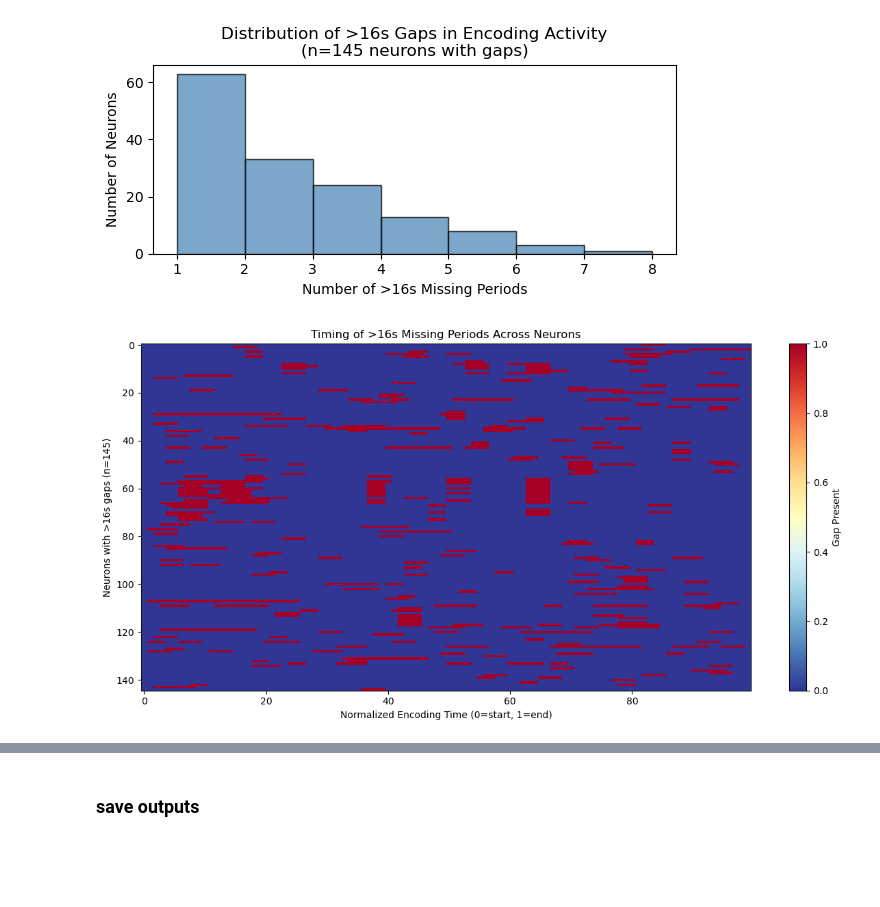
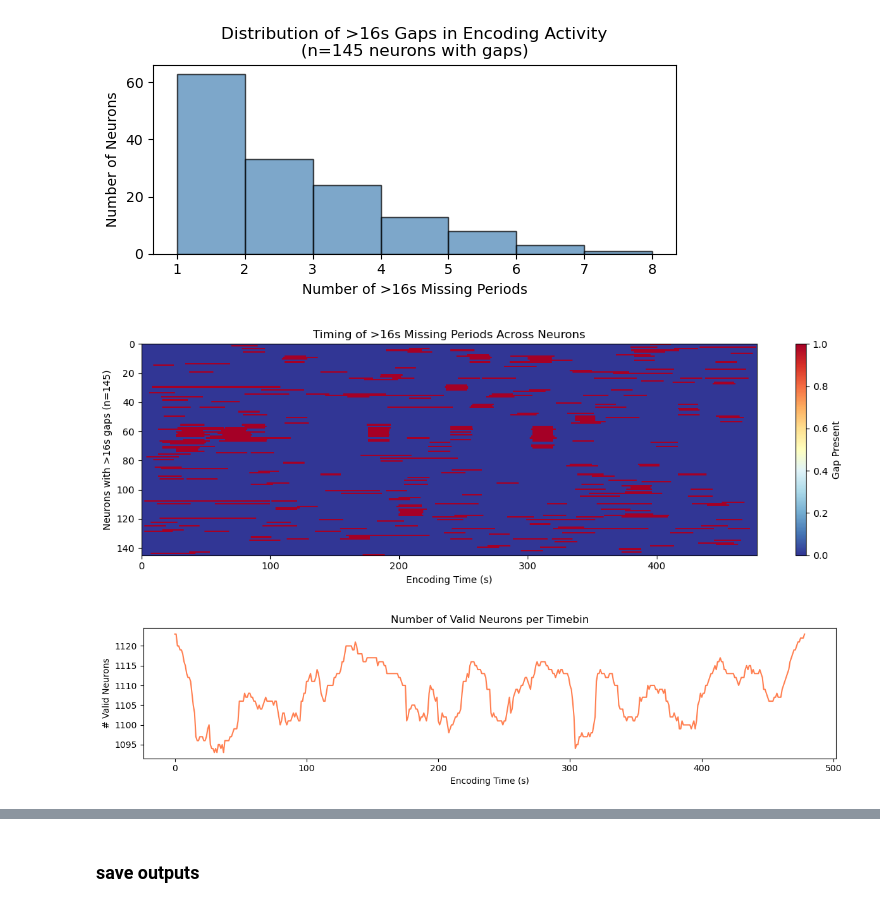
Before and after one commit to siyer7/movie_analysis, a Jupyter notebook: code/organize_data.ipynb, the cells around one changed output, grey strips where cells are left out. Saved outputs shown, nothing was run; the diff lists cells and outputs as text; code cells hidden in the pictures; blank space fills up the shorter version.

Commit message:
push something to show daria

```diff
--- a/code/organize_data.ipynb
+++ b/code/organize_data.ipynb
@@ -195,30 +214,38 @@ Total 16+ second gaps: 318
 valid_mask: (1123, 479), 98.7% valid entries
 [figure]
 # %%
-# Heatmap of gap timing — read from valid_mask, no spike re-iteration needed
-n_heatmap_bins = 100
+gaps_neurons = df_all_clean_data[df_all_clean_data['num_gaps_16s'] > 0]
+# integer row positions into valid_mask (df index != row position after filtering)
+gap_indices = [df_all_clean_data.index.get_loc(idx) for idx in gaps_neurons.index]
 
-gaps_neurons = df_filtered[df_filtered['num_gaps_16s'] > 0]
-gap_indices = [df_filtered.index.get_loc(idx) for idx in gaps_neurons.index]
+# all neurons have the same length now — use valid_mask rows directly, no resampling needed
+heatmap_data = (~valid_mask[gap_indices]).astype(float)  # 1=gap, 0=valid
 
-heatmap_data = []
-for i, (_, row) in zip(gap_indices, gaps_neurons.iterrows()):
-    enc_bins = int(row['enc_duration'])
-    gap_row = (~valid_mask[i, :enc_bins]).astype(float)  # 1 = invalid (gap), 0 = valid
-    heatmap_data.append(np.interp(
-        np.linspace(0, 1, n_heatmap_bins),
-        np.linspace(0, 1, enc_bins),
-        gap_row
-    ).round())  # round to binary: avoids fractional colors at gap edges
-heatmap_data = np.array(heatmap_data)
-
-plt.figure(figsize=(12, 6))
-plt.imshow(heatmap_data, aspect='auto', cmap='RdYlBu_r', interpolation='nearest')
-plt.xlabel('Normalized Encoding Time (0=start, 1=end)')
-plt.ylabel(f'Neurons with >16s gaps (n={len(gaps_neurons)})')
-plt.title('Timing of >16s Missing Periods Across Neurons')
-plt.colorbar(label='Gap Present')
+fig, ax = plt.subplots(figsize=(12, 4))
+im = ax.imshow(heatmap_data, aspect='auto', cmap='RdYlBu_r', interpolation='nearest',
+               extent=[0, min_enc_time, len(gaps_neurons), 0])  # maps columns to real seconds
+ax.set(xlabel='Encoding Time (s)', ylabel=f'Neurons with >16s gaps (n={len(gaps_neurons)})',
+       title='Timing of >16s Missing Periods Across Neurons')
+plt.colorbar(im, ax=ax, label='Gap Present')
 plt.tight_layout()
 plt.show()
 # %% [output]
-[figure, old version]
+[figure, new version]
+# %%
+# valid_enc_duration: count valid bins per neuron, convert to seconds
+df_all_clean_data['valid_enc_duration'] = valid_mask.sum(axis=1) * bin_size
+df_all_clean_data['enc_firing_rate_valid'] = df_all_clean_data['enc_spike_count'] / df_all_clean_data['valid_enc_duration']
+
+# all_mask: baseline — treat every bin as valid, to compare against gap-corrected FR
+all_mask = np.ones_like(valid_mask)
+mean_fr_all, std_fr_all, _ = population_fr(df_all_clean_data, all_mask, time_bins)
+mean_fr, std_fr, n_used = population_fr(df_all_clean_data, valid_mask, time_bins)
+
+# n_used[t] = number of neurons with a valid bin at time t
+fig, ax = plt.subplots(1, 1, figsize=(12, 3))
+ax.plot(time_bins, n_used, color='coral')
+ax.set(title='Number of Valid Neurons per Timebin', ylabel='# Valid Neurons', xlabel='Encoding Time (s)')
+plt.tight_layout()
+plt.show()
+# %% [output]
+[figure, added]
```
Also changed, not shown: parts of 16 cells of this notebook, 42 other files.
